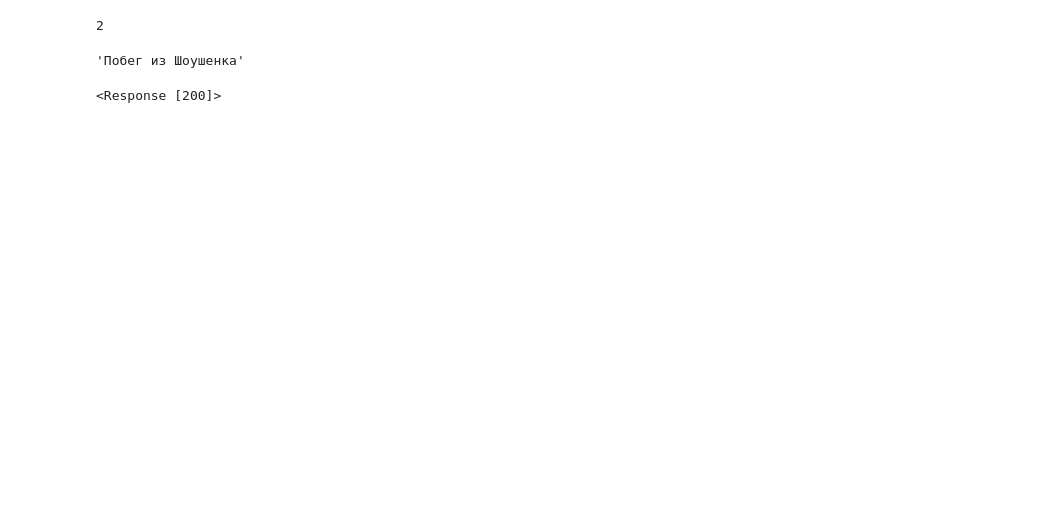
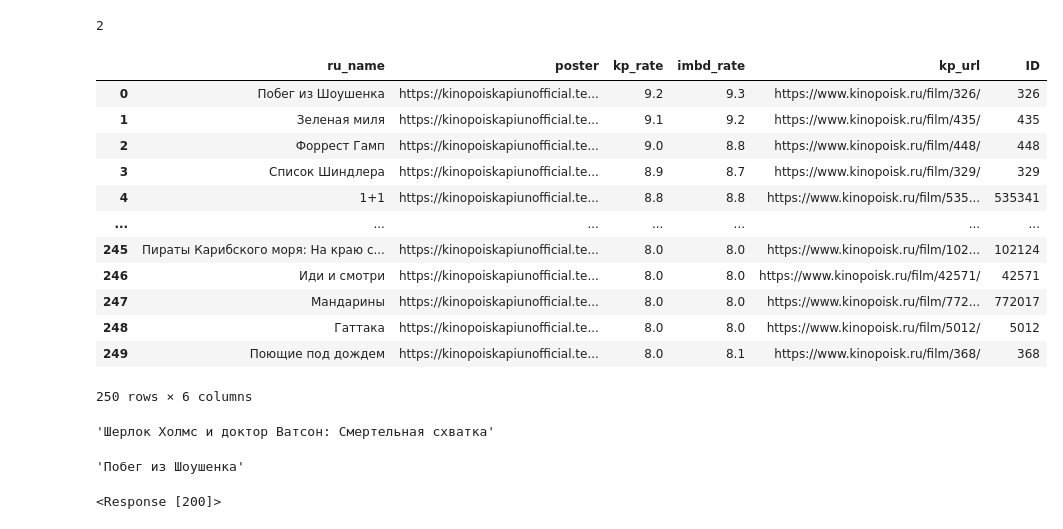
Before and after one commit to Yprosha/web_miem, a Jupyter notebook: parsing_kinopoisk/parsing_kinopoisk.ipynb, the cells around one changed output. Cells and saved outputs as stored; diff of their text form; code cells hidden in the pictures; blank space fills up the shorter version.

```diff
--- a/parsing_kinopoisk/parsing_kinopoisk.ipynb
+++ b/parsing_kinopoisk/parsing_kinopoisk.ipynb
@@ -71,6 +71,8 @@ all_pages
   'isRatingUp': 0,
   'isAfisha': 0}]
 # %%
+import random
+
 top_20_films = {'ru_name': [],
                 'poster': [],
                 'kp_rate': [],
@@ -86,8 +88,8 @@ for mov in all_pages:
     top_20_films['imbd_rate'].append(float(mov['rating'])+random.randint(-2, 2)*0.1)
     top_20_films['kp_url'].append(f"https://www.kinopoisk.ru/film/{mov['filmId']}/")
 
-descr = []
-for id_ in top_20_films['ID']:
-    descr.append(desc)
+# descr = []
+# for id_ in top_20_films['ID']:
+#     descr.append(desc)
 
-top_20_films['descr'] = descr
+# top_20_films['descr'] = descr
@@ -98,7 +102,20 @@ import random
 random.randint(-5, 5)
 # %% [output]
 2
-# %%
-next(df.iterrows())[1]['ru_name']
-# %% [output]
-'Побег из Шоушенка'
+# %%
+df = pd.DataFrame(top_20_films)
+df
+# %% [output]
+|  | ru_name | poster | kp_rate | imbd_rate | kp_url | ID |
+| 0 | Побег из Шоушенка | https://kinopoiskapiunofficial.te... | 9.2 | 9.3 | https://www.kinopoisk.ru/film/326/ | 326 |
+| 1 | Зеленая миля | https://kinopoiskapiunofficial.te... | 9.1 | 9.2 | https://www.kinopoisk.ru/film/435/ | 435 |
+| 2 | Форрест Гамп | https://kinopoiskapiunofficial.te... | 9.0 | 8.8 | https://www.kinopoisk.ru/film/448/ | 448 |
+| 3 | Список Шиндлера | https://kinopoiskapiunofficial.te... | 8.9 | 8.7 | https://www.kinopoisk.ru/film/329/ | 329 |
+| 4 | 1+1 | https://kinopoiskapiunofficial.te... | 8.8 | 8.8 | https://www.kinopoisk.ru/film/535... | 535341 |
+| ... | ... | ... | ... | ... | ... | ... |
+| 245 | Пираты Карибского моря: На краю с... | https://kinopoiskapiunofficial.te... | 8.0 | 8.0 | https://www.kinopoisk.ru/film/102... | 102124 |
+| 246 | Иди и смотри | https://kinopoiskapiunofficial.te... | 8.0 | 8.0 | https://www.kinopoisk.ru/film/42571/ | 42571 |
+| 247 | Мандарины | https://kinopoiskapiunofficial.te... | 8.0 | 8.0 | https://www.kinopoisk.ru/film/772... | 772017 |
+| 248 | Гаттака | https://kinopoiskapiunofficial.te... | 8.0 | 8.0 | https://www.kinopoisk.ru/film/5012/ | 5012 |
+| 249 | Поющие под дождем | https://kinopoiskapiunofficial.te... | 8.0 | 8.1 | https://www.kinopoisk.ru/film/368/ | 368 |
+250 rows × 6 columns
@@ -105 +124,5 @@ next(df.iterrows())[1]['ru_name']
+# %%
+df.sample().iloc[0]['ru_name']
+# %% [output]
+'Шерлок Холмс и доктор Ватсон: Смертельная схватка'
 # %%
@@ -109,3 +134,7 @@ for i, mov in df.iterrows():
+# %%
+next(df.iterrows())[1]['ru_name']
+# %% [output]
+'Побег из Шоушенка'
 # %%
 requests.post('http://localhost:8081/api/top-k/film', data={'place':0, 'name': '1', 'photo_link': '1',
                                                             'rate': 8.0, 'film_link': 'test', 'description': 'fff'})
```
Also changed, not shown: parts of 4 cells of this notebook, 5 other files.
